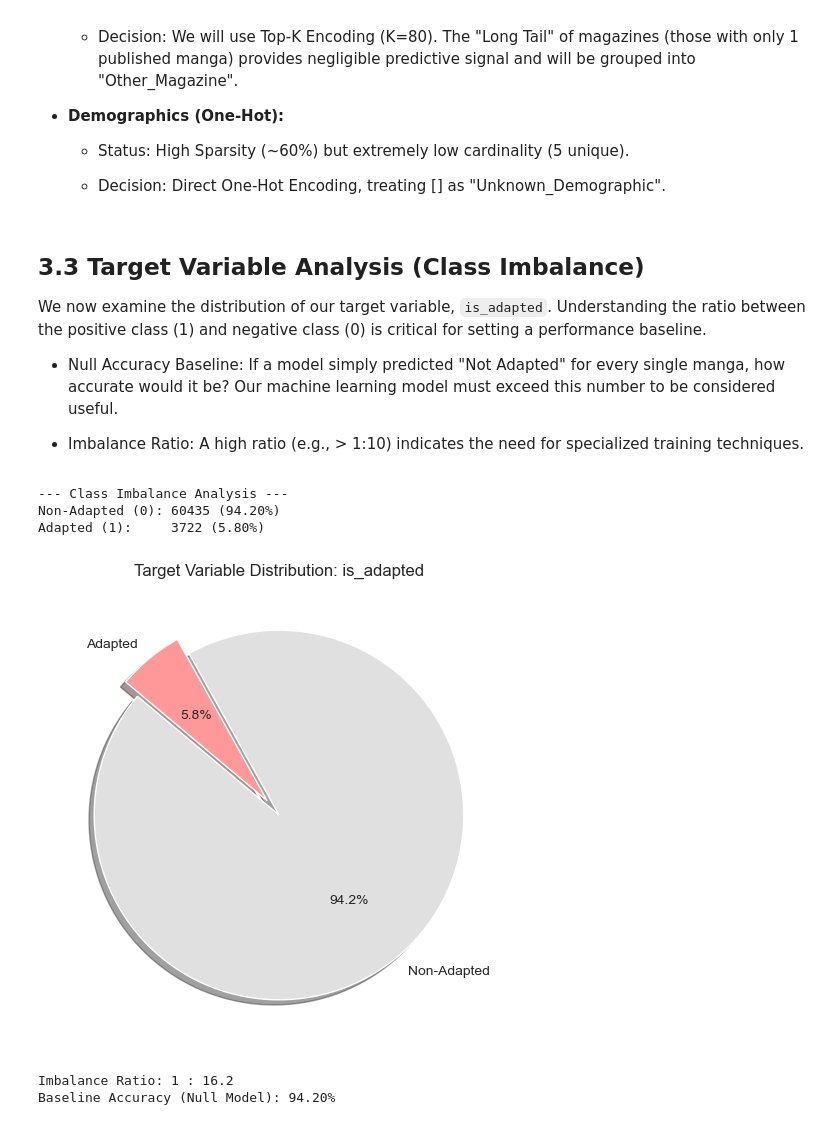
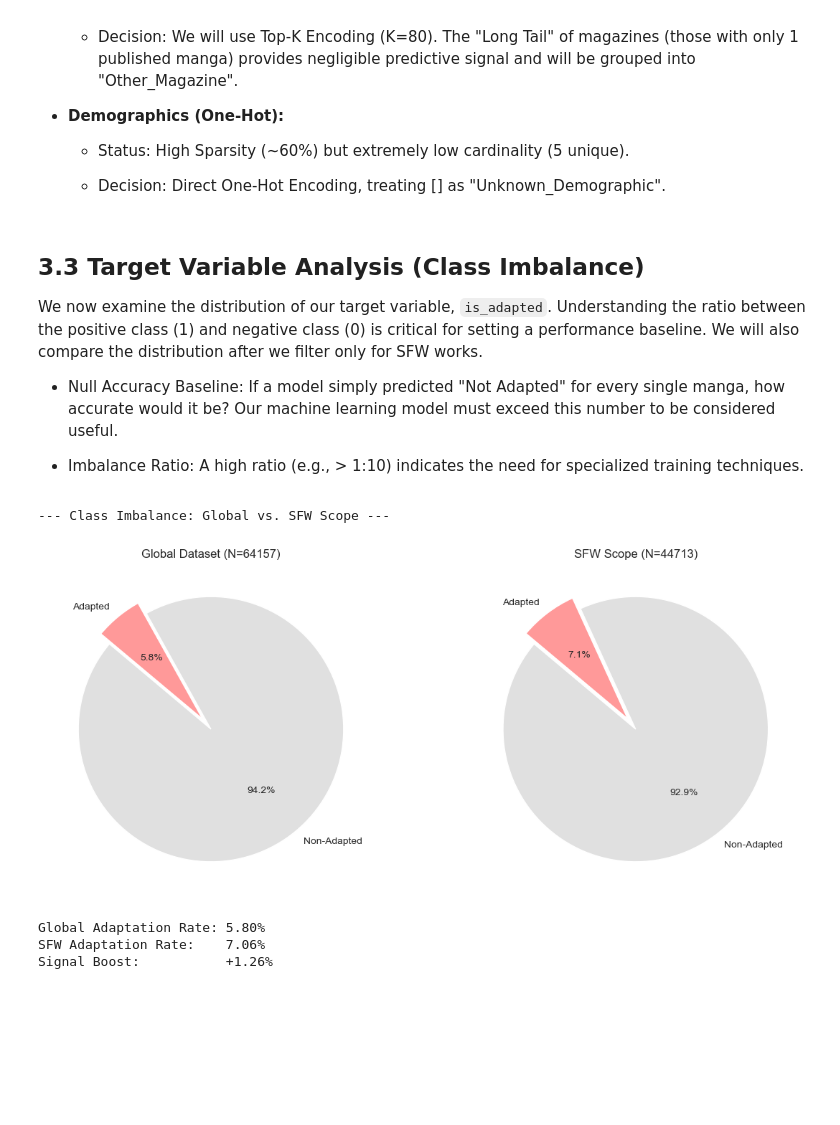
Before and after one commit to kennethyyoung/MyAnimeList_Manga_Analysis, a Jupyter notebook: notebooks/analysis.ipynb, the cells around one changed output. Saved outputs shown, nothing was run; the diff lists cells and outputs as text; code cells hidden in the pictures; blank space fills up the shorter version.

Commit message:
feat/Outliers and explored relationship between structural features and target git status

```diff
--- a/notebooks/analysis.ipynb
+++ b/notebooks/analysis.ipynb
@@ -743,47 +739,50 @@ authors: 1 unique tags found.
         *   Decision: Direct One-Hot Encoding, treating [] as "Unknown_Demographic".
 # %% [markdown]
 ## 3.3 Target Variable Analysis (Class Imbalance)
-We now examine the distribution of our target variable, `is_adapted`. Understanding the ratio between the positive class (1) and negative class (0) is critical for setting a performance baseline.
+We now examine the distribution of our target variable, `is_adapted`. Understanding the ratio between the positive class (1) and negative class (0) is critical for setting a performance baseline. We will also compare the distribution after we filter only for SFW works.
 
 *    Null Accuracy Baseline: If a model simply predicted "Not Adapted" for every single manga, how accurate would it be? Our machine learning model must exceed this number to be considered useful.
 
 *    Imbalance Ratio: A high ratio (e.g., > 1:10) indicates the need for specialized training techniques.
-# %%
-print("--- Class Imbalance Analysis ---")
-
-# Define Global Color Palette for Consistency
-# We will use this dictionary for all future plots to keep 0/1 colors distinct
-# 0 (Non-Adapted): Grey (Background/Noise)
-# 1 (Adapted): Salmon/Red (Signal/Target)
-ADAPTED_COLORS = {0: '#e0e0e0', 1: '#ff9999'}
-
-# Calculate Ratios
-counts = manga_df['is_adapted'].value_counts()
-pct = manga_df['is_adapted'].value_counts(normalize=True) * 100
-
-print(f"Non-Adapted (0): {counts[0]} ({pct[0]:.2f}%)")
-print(f"Adapted (1):     {counts[1]} ({pct[1]:.2f}%)")
-# %% [output]
---- Class Imbalance Analysis ---
-Non-Adapted (0): 60435 (94.20%)
-Adapted (1):     3722 (5.80%)
 # %%
-# Visualize
-plt.figure(figsize=(6, 6))
-# We map the index [0, 1] to our color dictionary
-colors = [ADAPTED_COLORS[0], ADAPTED_COLORS[1]]
+print("--- Class Imbalance: Global vs. SFW Scope ---")
 
-plt.pie(counts, labels=['Non-Adapted', 'Adapted'], autopct='%1.1f%%',
-        colors=colors, explode=(0, 0.1), startangle=140, shadow=True)
-plt.title("Target Variable Distribution: is_adapted")
+# Define Color Palette (String Keys)
+ADAPTED_COLORS = {'0': '#e0e0e0', '1': '#ff9999',
+                  0:'#e0e0e0', 1: '#ff9999'}
+colors = [ADAPTED_COLORS['0'], ADAPTED_COLORS['1']]
+
+# Global (Raw)
+global_counts = manga_df['is_adapted'].value_counts()
+# SFW Only
+sfw_counts = manga_df[manga_df['sfw'] == True]['is_adapted'].value_counts()
+
+# Visualization
+fig, axes = plt.subplots(1, 2, figsize=(14, 6))
+
+# Plot A: Global
+axes[0].pie(global_counts, labels=['Non-Adapted', 'Adapted'], autopct='%1.1f%%',
+            colors=colors, explode=(0, 0.1), startangle=140)
+axes[0].set_title(f"Global Dataset (N={len(manga_df)})")
+
+# Plot B: SFW Only
+axes[1].pie(sfw_counts, labels=['Non-Adapted', 'Adapted'], autopct='%1.1f%%',
+            colors=colors, explode=(0, 0.1), startangle=140)
+axes[1].set_title(f"SFW Scope (N={sfw_counts.sum()})")
+
 plt.show()
 
-# 4. Implication Metrics
-ratio = counts[0] / counts[1]
-print(f"\nImbalance Ratio: 1 : {ratio:.1f}")
-print(f"Baseline Accuracy (Null Model): {pct[0]:.2f}%")
+# 4. Metric Comparison
+raw_rate = manga_df['is_adapted'].mean()
+sfw_rate = manga_df[manga_df['sfw'] == True]['is_adapted'].mean()
+
+print(f"Global Adaptation Rate: {raw_rate:.2%}")
+print(f"SFW Adaptation Rate:    {sfw_rate:.2%}")
+print(f"Signal Boost:           +{sfw_rate - raw_rate:.2%}")
 # %% [output]
+--- Class Imbalance: Global vs. SFW Scope ---
-[figure, old version]
+[figure, new version]
-Imbalance Ratio: 1 : 16.2
-Baseline Accuracy (Null Model): 94.20%
+Global Adaptation Rate: 5.80%
+SFW Adaptation Rate:    7.06%
+Signal Boost:           +1.26%
 # %% [markdown]
```
Also changed, not shown: parts of 12 cells of this notebook.
